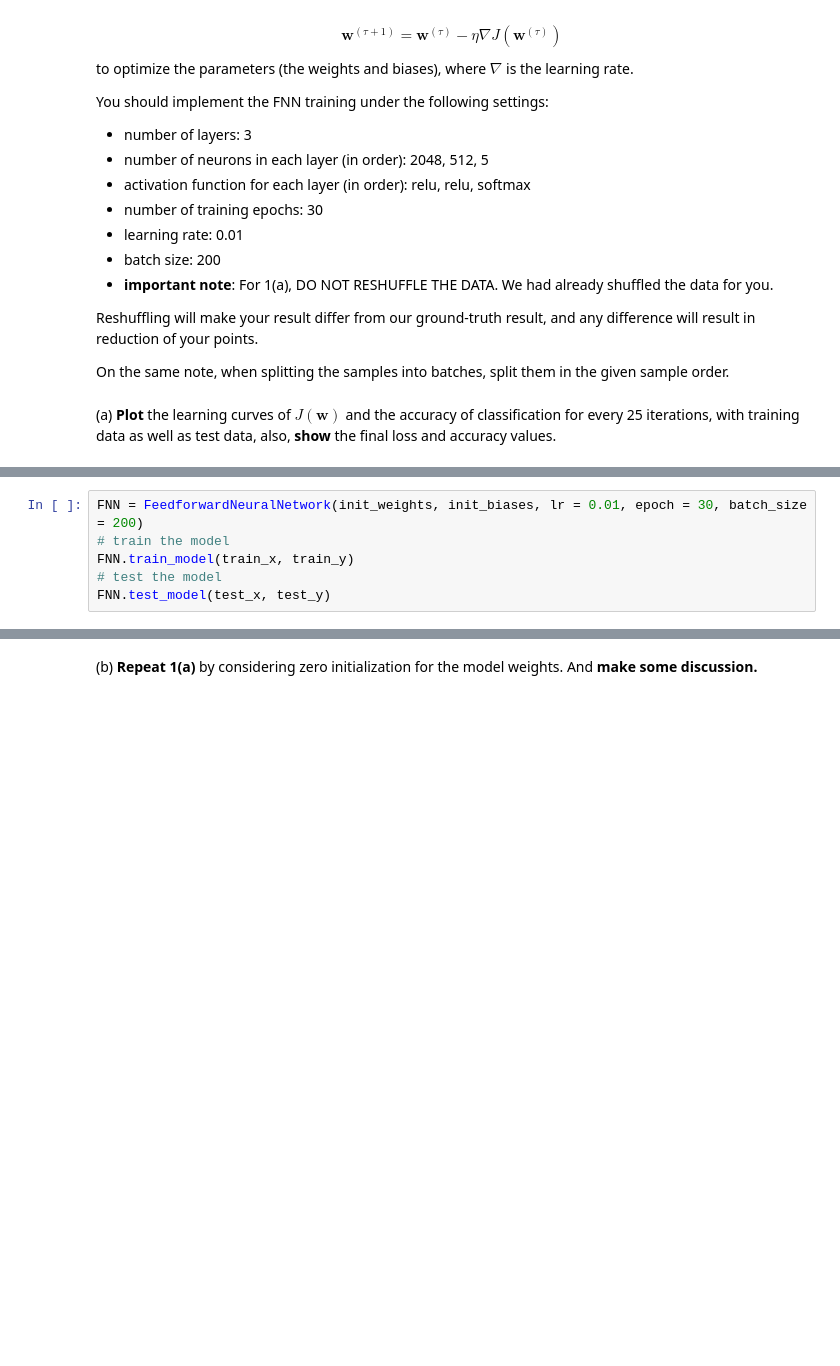
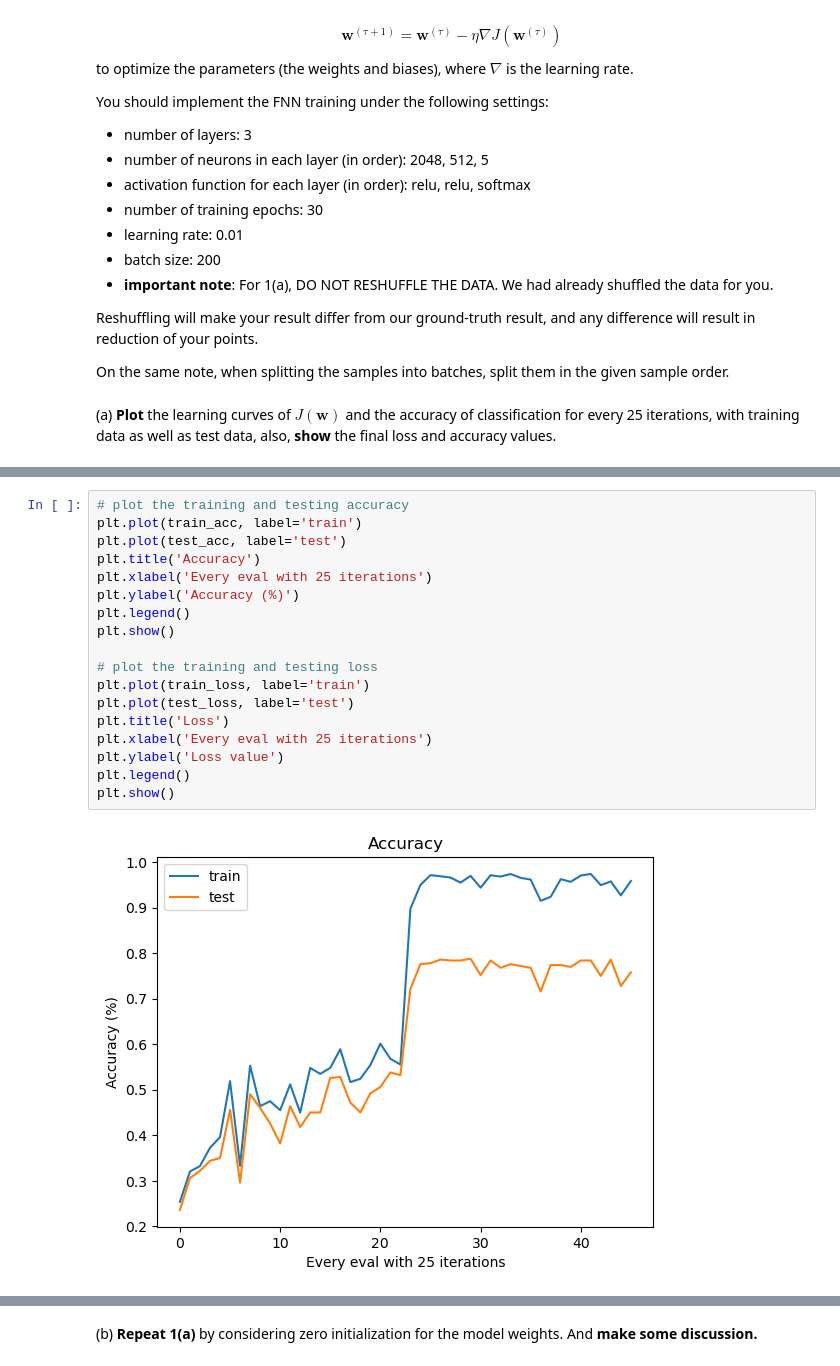
Before and after one commit to jacksonchen1998/2023-NYCU-DL, a Jupyter notebook: Homework 1/hw1-1/hw1_1_311511052.ipynb, the cells around one changed output, grey strips where cells are left out. Drawn from its saved outputs; the diff is of its cells as text; blank space fills up the shorter version.

```diff
--- a/Homework 1/hw1-1/hw1_1_311511052.ipynb
+++ b/Homework 1/hw1-1/hw1_1_311511052.ipynb
@@ -171,6 +57,0 @@ class FeedforwardNeuralNetwork:
-# %%
-FNN = FeedforwardNeuralNetwork(init_weights, init_biases, lr = 0.01, epoch = 30, batch_size = 200)
-# train the model
-FNN.train_model(train_x, train_y)
-# test the model
-FNN.test_model(test_x, test_y)
@@ -178,0 +173,20 @@ TypeError: dot() missing 1 required positional argument: 'b'
+# %%
+# plot the training and testing accuracy
+plt.plot(train_acc, label='train')
+plt.plot(test_acc, label='test')
+plt.title('Accuracy')
+plt.xlabel('Every eval with 25 iterations')
+plt.ylabel('Accuracy (%)')
+plt.legend()
+plt.show()
+
+# plot the training and testing loss
+plt.plot(train_loss, label='train')
+plt.plot(test_loss, label='test')
+plt.title('Loss')
+plt.xlabel('Every eval with 25 iterations')
+plt.ylabel('Loss value')
+plt.legend()
+plt.show()
+# %% [output]
+[figure, added]
```
Also changed, not shown: parts of 18 cells of this notebook.
